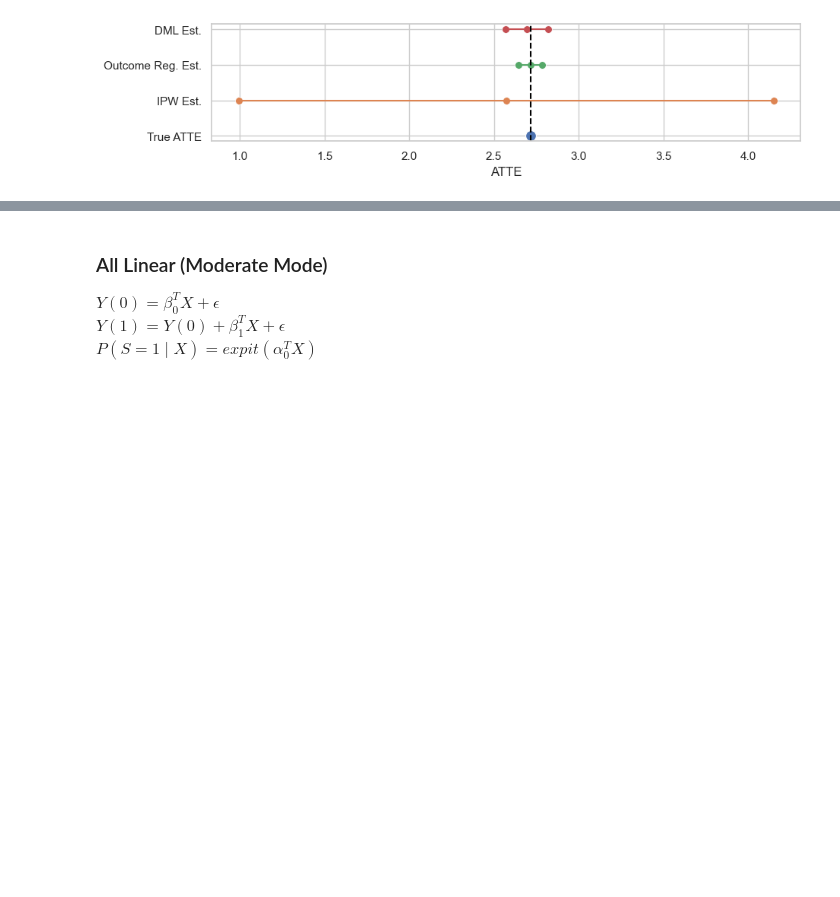
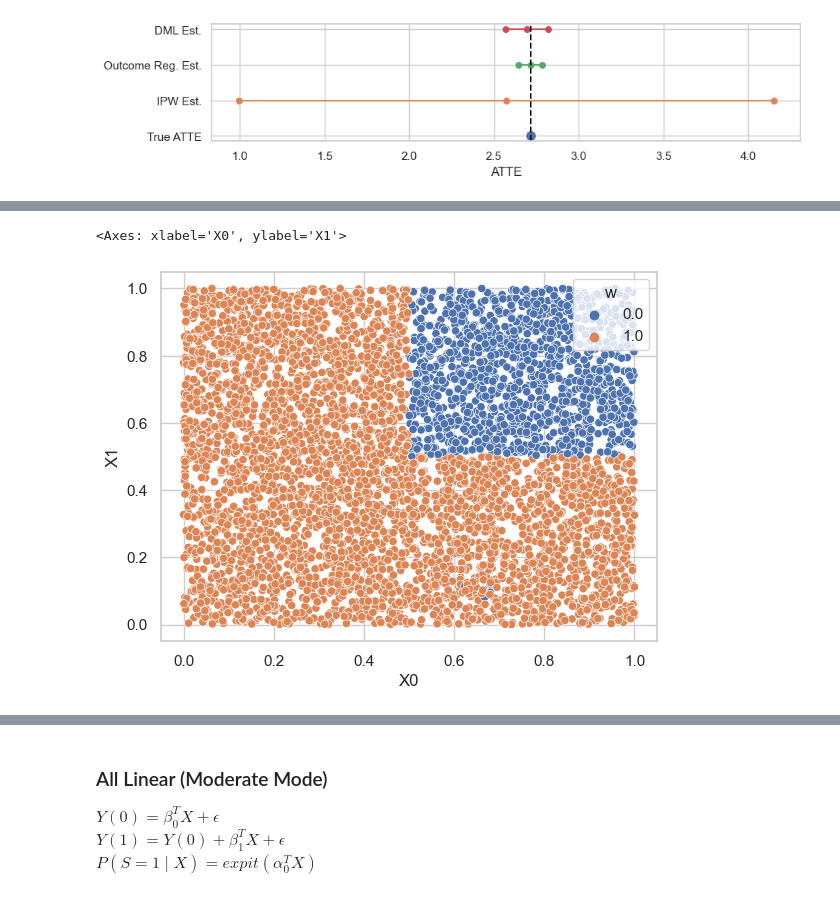
Before and after one commit to harsh-parikh/fuse, a Jupyter notebook: characterize_match.ipynb, the cells around one changed output, grey strips where cells are left out. Saved outputs shown, nothing was run; the diff lists cells and outputs as text; code cells hidden in the pictures; blank space fills up the shorter version.

```diff
--- a/characterize_match.ipynb
+++ b/characterize_match.ipynb
@@ -181,0 +179,10 @@ sns.scatterplot(data=testing_data, x="X0", y="X1", hue="w")
+# %%
+importlib.reload(learn)
+w_tree, D, testing_data = learn.tree_opt(
+    data=df, outcome="Yobs", treatment="T", sample="S", leaf_proba=2**-17, seed=7
+)
+# %%
+sns.scatterplot(x="X0", y="X1", data=D, hue="w")
+# %% [output]
+<Axes: xlabel='X0', ylabel='X1'>
+[figure, added]
```
Also changed, not shown: parts of 5 cells of this notebook, 2 other files.
